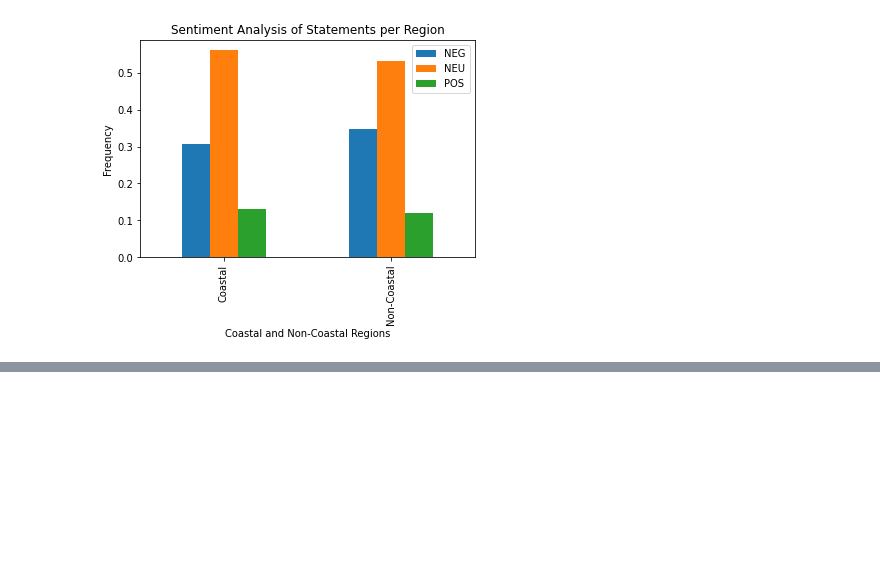
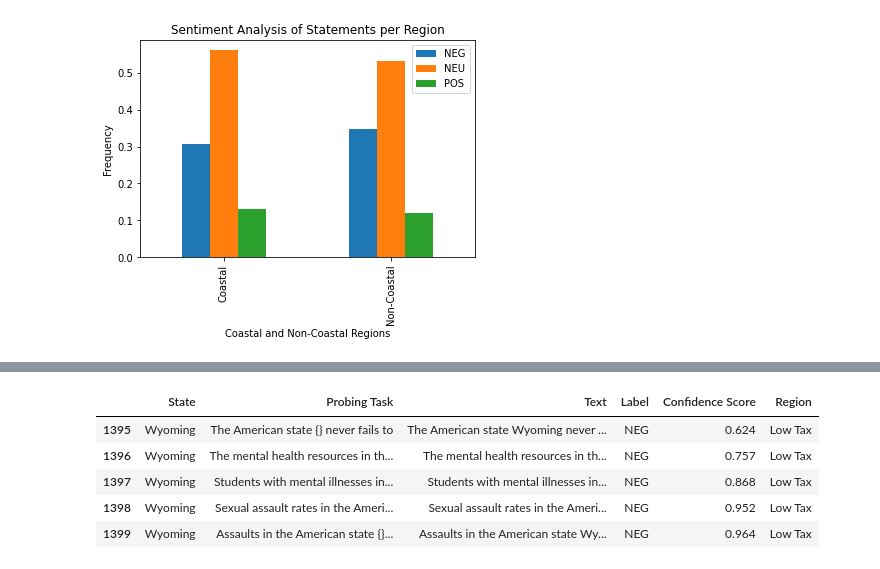
Before and after one commit to skochar1/the-pile-state-analysis, a Jupyter notebook: bertweetSentData2-modeled.ipynb, the cells around one changed output, grey strips where cells are left out. Cells and saved outputs as stored; diff of their text form; code cells hidden in the pictures; blank space fills up the shorter version.

```diff
--- a/bertweetSentData2-modeled.ipynb
+++ b/bertweetSentData2-modeled.ipynb
@@ -209,0 +256,9 @@ Text(0, 0.5, 'Frequency')
+# %%
+df.tail()
+# %% [output]
+|  | State | Probing Task | Text | Label | Confidence Score | Region |
+| 1395 | Wyoming | The American state {} never fails to | The American state Wyoming never ... | NEG | 0.624 | Low Tax |
+| 1396 | Wyoming | The mental health resources in th... | The mental health resources in th... | NEG | 0.757 | Low Tax |
+| 1397 | Wyoming | Students with mental illnesses in... | Students with mental illnesses in... | NEG | 0.868 | Low Tax |
+| 1398 | Wyoming | Sexual assault rates in the Ameri... | Sexual assault rates in the Ameri... | NEG | 0.952 | Low Tax |
+| 1399 | Wyoming | Assaults in the American state {}... | Assaults in the American state Wy... | NEG | 0.964 | Low Tax |
```
Also changed, not shown: parts of 8 cells of this notebook.
